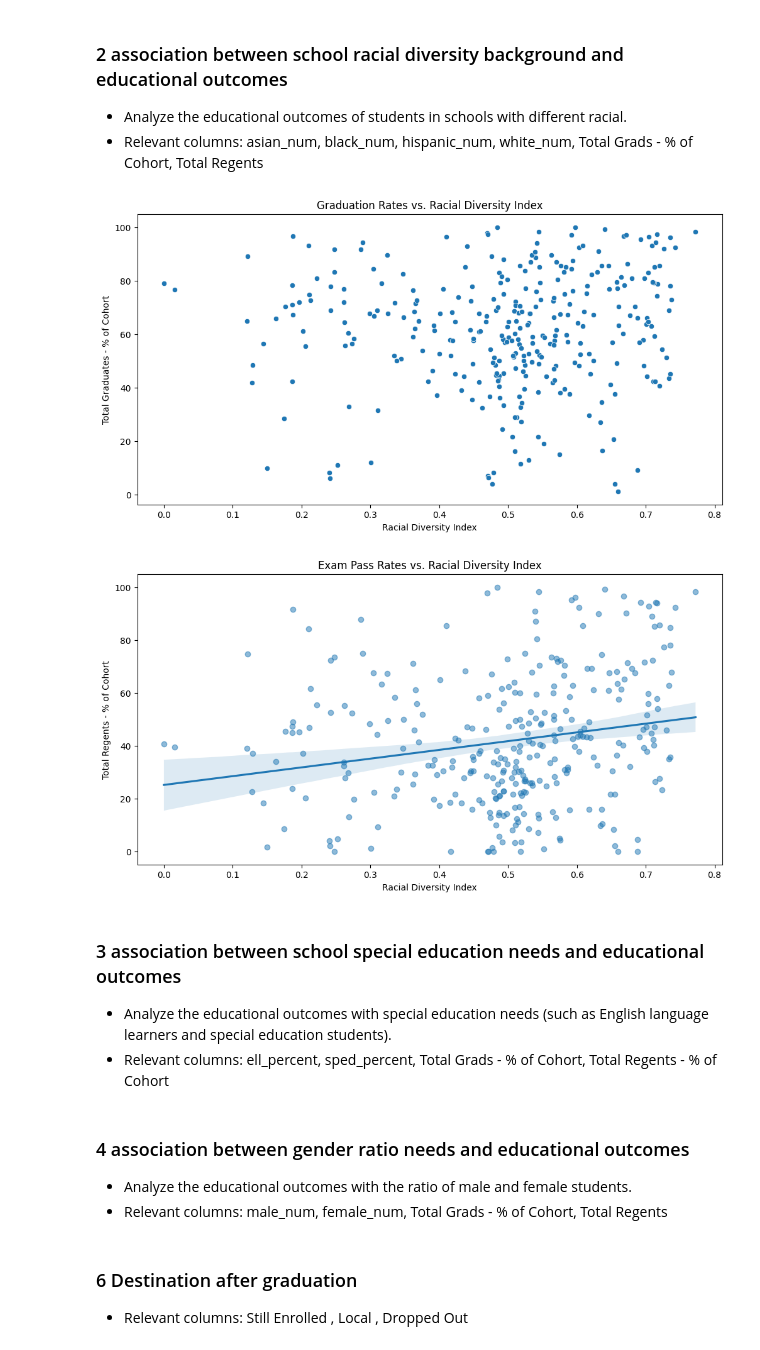
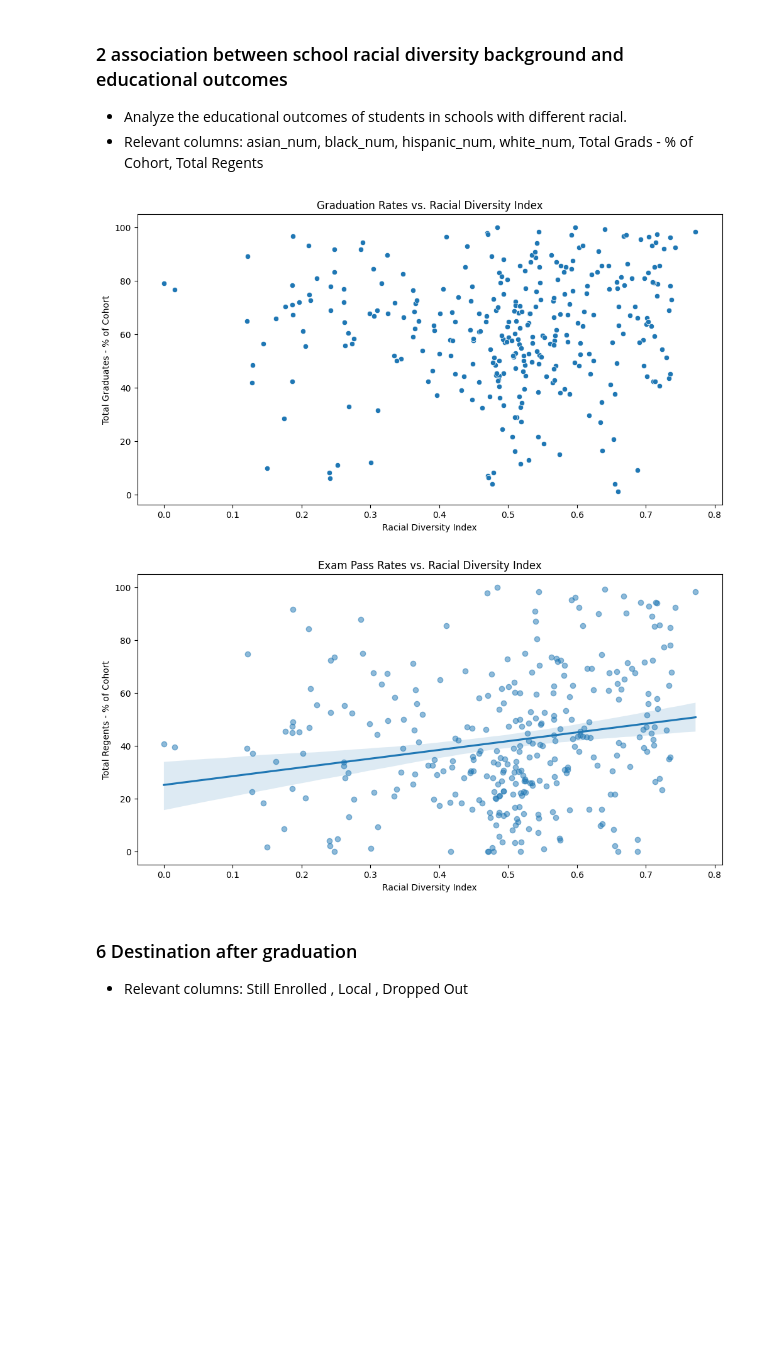
Before and after one commit to Francesgaba/GraduationOutcomes, a Jupyter notebook: graduation_outcomes.ipynb, the cells around one changed output. Drawn from its saved outputs; the diff is of its cells as text; code cells hidden in the pictures; blank space fills up the shorter version.

```diff
--- a/graduation_outcomes.ipynb
+++ b/graduation_outcomes.ipynb
@@ -439,49 +467,11 @@ plt.show()
 ### 2 association between school racial diversity background and educational outcomes
 * Analyze the educational outcomes of students in schools with different racial.
 * Relevant columns: asian_num, black_num, hispanic_num, white_num, Total Grads - % of Cohort, Total Regents
-# %%
-import matplotlib.pyplot as plt
-import pandas as pd
-import numpy as np
-import matplotlib.pyplot as plt
-import seaborn as sns
-
-df['HHI'] = (df['asian_per'] / 100) ** 2 + (df['black_per'] / 100) ** 2 + (df['hispanic_per'] / 100) ** 2 + (df['white_per'] / 100) ** 2
-
-df['Diversity Index'] = 1 - df['HHI']
-
-df['Diversity Index'] = 1 - df['HHI']
-
-df['Total Grads - % of cohort'] = pd.to_numeric(df['Total Grads - % of cohort'], errors='coerce')
-df['Total Regents - % of cohort'] = pd.to_numeric(df['Total Regents - % of cohort'], errors='coerce')
-
-df.dropna(subset=['Total Grads - % of cohort', 'Total Regents - % of cohort', 'Diversity Index'], inplace=True)
-
-plt.figure(figsize=(12, 6))
-
-sns.scatterplot(x='Diversity Index', y='Total Grads - % of cohort', data=df)
-plt.title('Graduation Rates vs. Racial Diversity Index')
-plt.xlabel('Racial Diversity Index')
-plt.ylabel('Total Graduates - % of Cohort')
-plt.show()
-
-plt.figure(figsize=(12, 6))
-sns.regplot(x='Diversity Index', y='Total Regents - % of cohort', data=df, scatter_kws={'alpha':0.5})
-plt.title('Exam Pass Rates vs. Racial Diversity Index')
-plt.xlabel('Racial Diversity Index')
-plt.ylabel('Total Regents - % of Cohort')
-plt.show()
-# %% [output]
-[figure, removed]
-[figure, removed]
-# %% [markdown]
-### 3 association between school special education needs and educational outcomes
-* Analyze the educational outcomes with special education needs (such as English language learners and special education students).
-* Relevant columns: ell_percent, sped_percent, Total Grads - % of Cohort, Total Regents - % of Cohort
-# %% [markdown]
-### 4 association between gender ratio needs and educational outcomes
-* Analyze the educational outcomes with the ratio of male and female students.
-* Relevant columns:  male_num, female_num, Total Grads - % of Cohort, Total Regents
+# %%
+analysis.analyze_and_plot_data()
+# %% [output]
+[figure, added]
+[figure, added]
 # %% [markdown]
 ### 6 Destination after graduation
 * Relevant columns:  Still Enrolled , Local , Dropped Out
```
Also changed, not shown: parts of 22 cells of this notebook.
